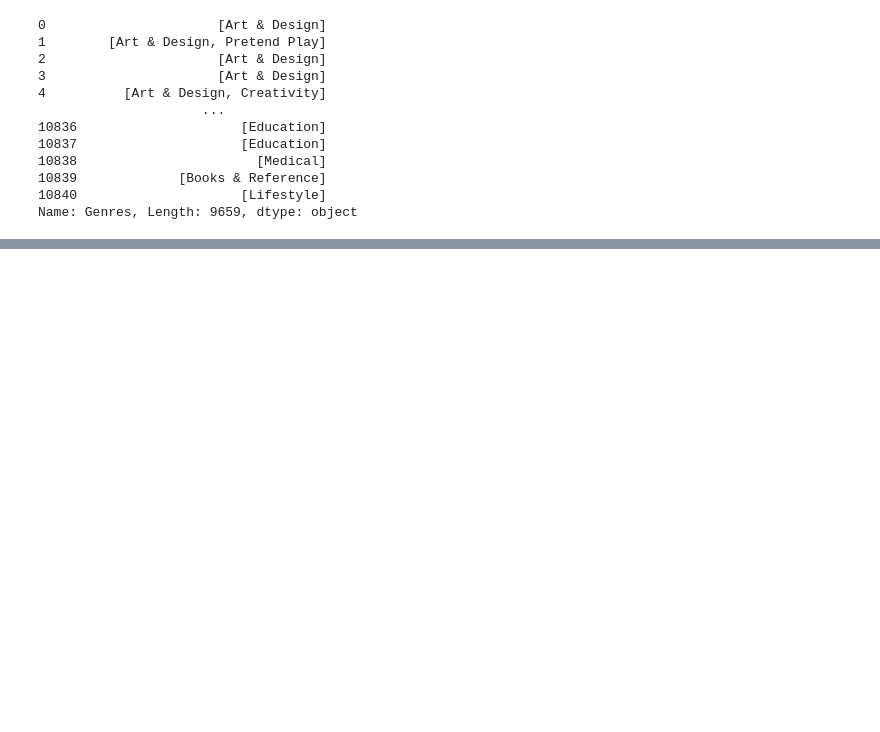
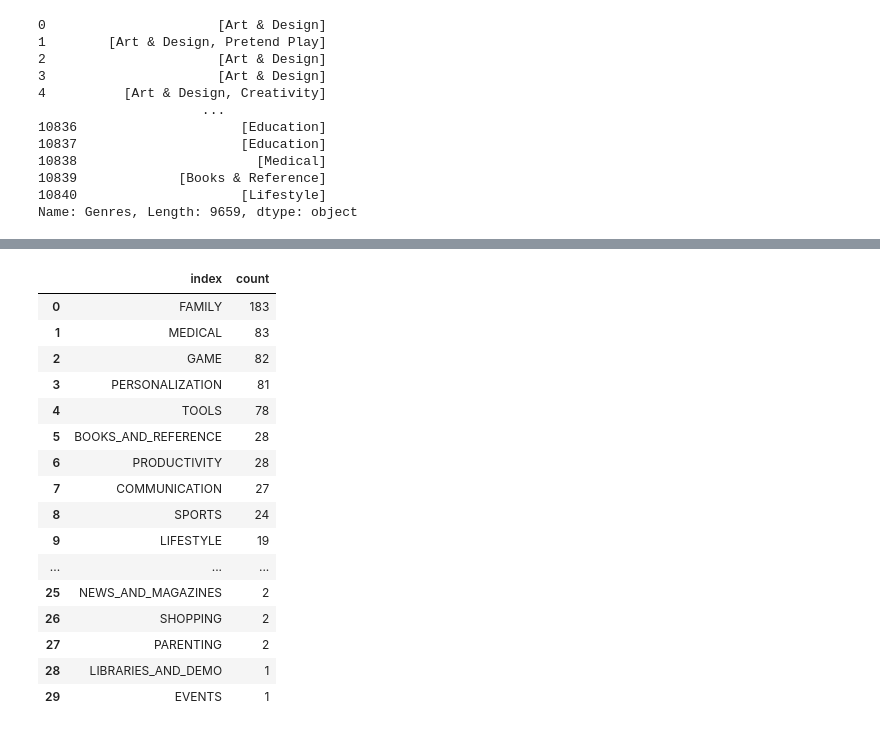
Before and after one commit to shubhamsartape/Play-Store-App-Review-Analysis---Capstone-Project, a Jupyter notebook: Shubham_Play_Store_App_Review_Analysis_Capstone_Project.ipynb, the cells around one changed output, grey strips where cells are left out. Drawn from its saved outputs; the diff is of its cells as text; code cells hidden in the pictures; blank space fills up the shorter version.

```diff
--- a/Shubham_Play_Store_App_Review_Analysis_Capstone_Project.ipynb
+++ b/Shubham_Play_Store_App_Review_Analysis_Capstone_Project.ipynb
@@ -413,0 +568,21 @@ Name: Genres, Length: 9659, dtype: object
+# %%
+paid_cat = data[data['Type'] == 'Paid']['Category'].value_counts().reset_index(name = 'count')
+paid_cat
+# %% [output]
+|  | index | count |
+| 0 | FAMILY | 183 |
+| 1 | MEDICAL | 83 |
+| 2 | GAME | 82 |
+| 3 | PERSONALIZATION | 81 |
+| 4 | TOOLS | 78 |
+| 5 | BOOKS_AND_REFERENCE | 28 |
+| 6 | PRODUCTIVITY | 28 |
+| 7 | COMMUNICATION | 27 |
+| 8 | SPORTS | 24 |
+| 9 | LIFESTYLE | 19 |
+| ... | ... | ... |
+| 25 | NEWS_AND_MAGAZINES | 2 |
+| 26 | SHOPPING | 2 |
+| 27 | PARENTING | 2 |
+| 28 | LIBRARIES_AND_DEMO | 1 |
+| 29 | EVENTS | 1 |
```
Also changed, not shown: parts of 28 cells of this notebook.
